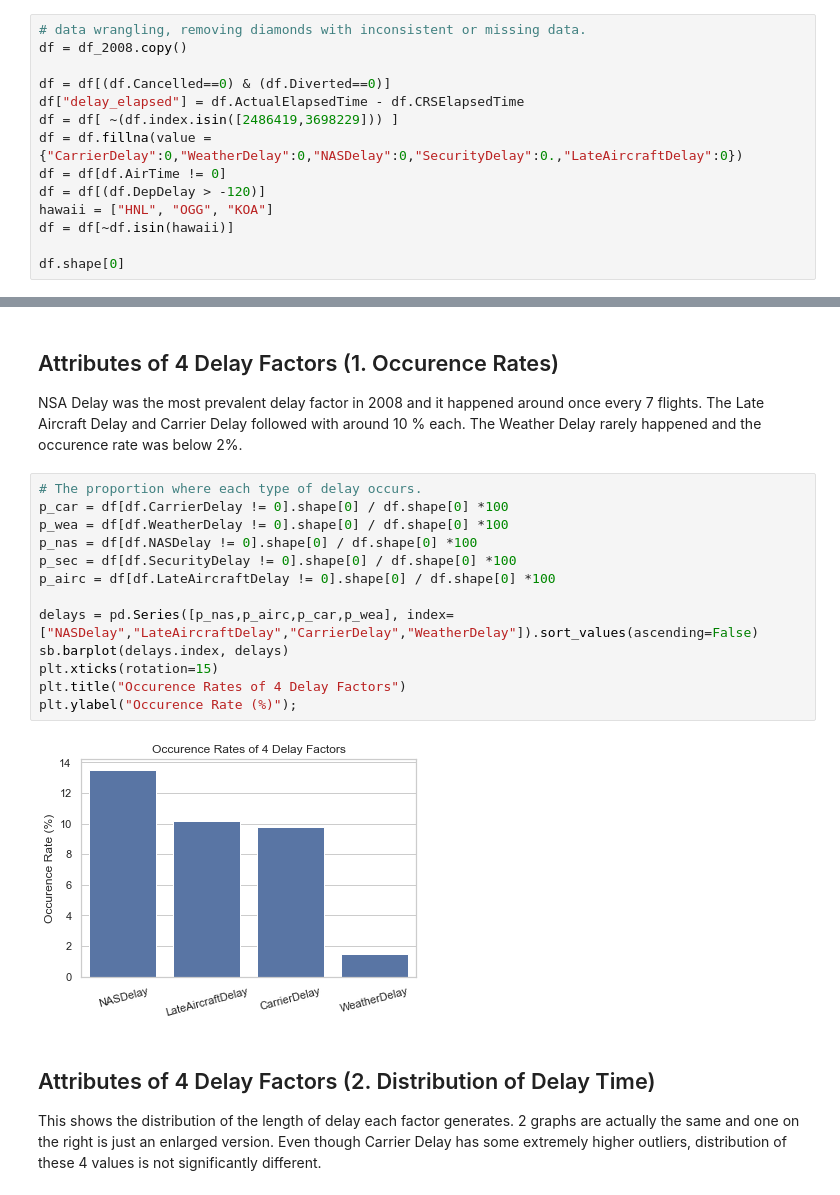
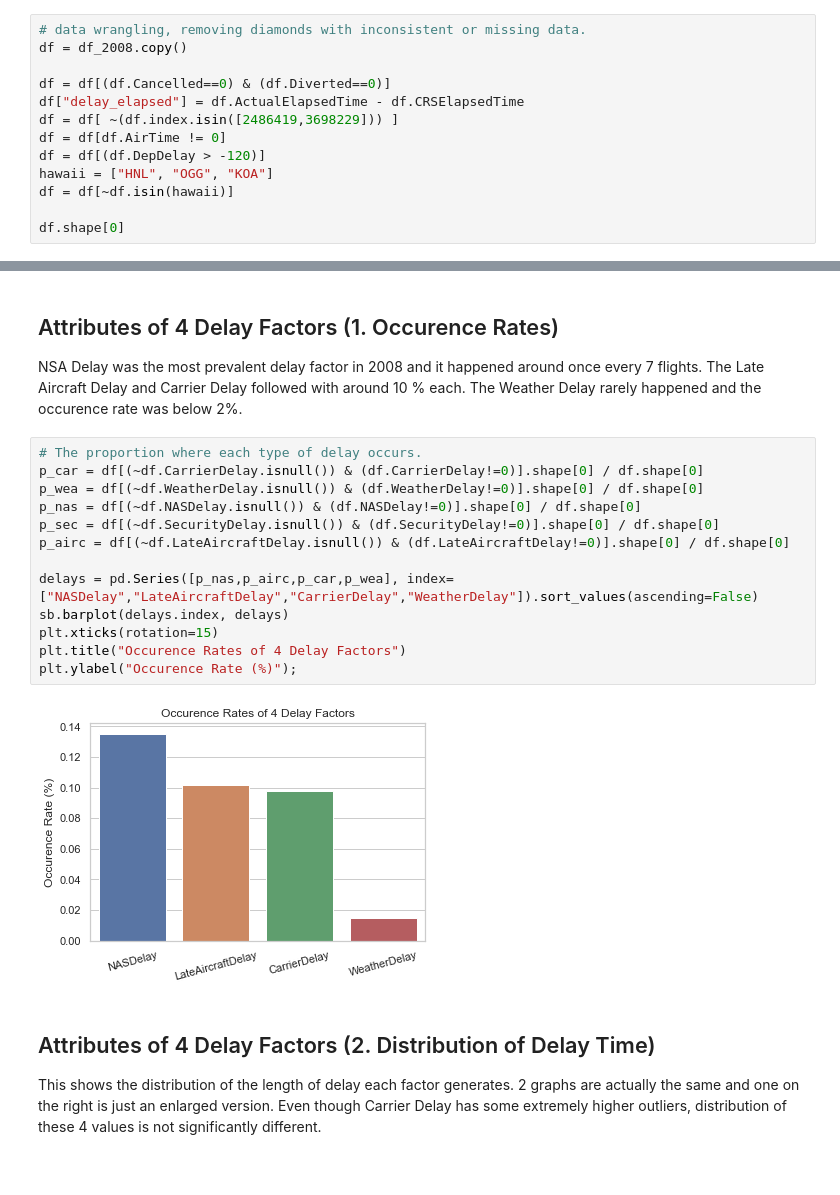
Before and after one commit to kudojp/FlightsDataAnalysis, a Jupyter notebook: flightsdata_explanation.ipynb, the cells around one changed output, grey strips where cells are left out. Drawn from its saved outputs; the diff is of its cells as text.

```diff
--- a/flightsdata_explanation.ipynb
+++ b/flightsdata_explanation.ipynb
@@ -32,7 +32,6 @@ df = df_2008.copy()
 df = df[(df.Cancelled==0) & (df.Diverted==0)]
 df["delay_elapsed"] = df.ActualElapsedTime - df.CRSElapsedTime
 df = df[ ~(df.index.isin([2486419,3698229])) ]
-df = df.fillna(value = {"CarrierDelay":0,"WeatherDelay":0,"NASDelay":0,"SecurityDelay":0.,"LateAircraftDelay":0})
 df = df[df.AirTime != 0]
 df = df[(df.DepDelay > -120)]
 hawaii = ["HNL", "OGG", "KOA"]
@@ -140,19 +139,19 @@ plt.ylim([-200,2000]);
 NSA Delay was the most prevalent delay factor in 2008 and it happened around once every 7 flights. The Late Aircraft Delay and Carrier Delay followed with around 10 % each. The Weather Delay rarely happened and the occurence rate was below 2%.
 # %%
 # The proportion where each type of delay occurs.
-p_car = df[df.CarrierDelay != 0].shape[0] / df.shape[0] *100
-p_wea = df[df.WeatherDelay != 0].shape[0] / df.shape[0] *100
-p_nas = df[df.NASDelay != 0].shape[0] / df.shape[0] *100
-p_sec = df[df.SecurityDelay != 0].shape[0] / df.shape[0] *100
-p_airc = df[df.LateAircraftDelay != 0].shape[0] / df.shape[0] *100
+p_car = df[(~df.CarrierDelay.isnull()) & (df.CarrierDelay!=0)].shape[0] / df.shape[0]
+p_wea = df[(~df.WeatherDelay.isnull()) & (df.WeatherDelay!=0)].shape[0] / df.shape[0]
+p_nas = df[(~df.NASDelay.isnull()) & (df.NASDelay!=0)].shape[0] / df.shape[0]
+p_sec = df[(~df.SecurityDelay.isnull()) & (df.SecurityDelay!=0)].shape[0] / df.shape[0]
+p_airc = df[(~df.LateAircraftDelay.isnull()) & (df.LateAircraftDelay!=0)].shape[0] / df.shape[0]
 
 delays = pd.Series([p_nas,p_airc,p_car,p_wea], index=["NASDelay","LateAircraftDelay","CarrierDelay","WeatherDelay"]).sort_values(ascending=False)
 sb.barplot(delays.index, delays)
 plt.xticks(rotation=15)
 plt.title("Occurence Rates of 4 Delay Factors")
 plt.ylabel("Occurence Rate (%)");
 # %% [output]
-[figure, old version]
+[figure, new version]
 # %% [markdown]
 ## Attributes of 4 Delay Factors (2. Distribution of Delay Time)
 
```
Also changed, not shown: parts of 14 cells of this notebook, 4 other files.
